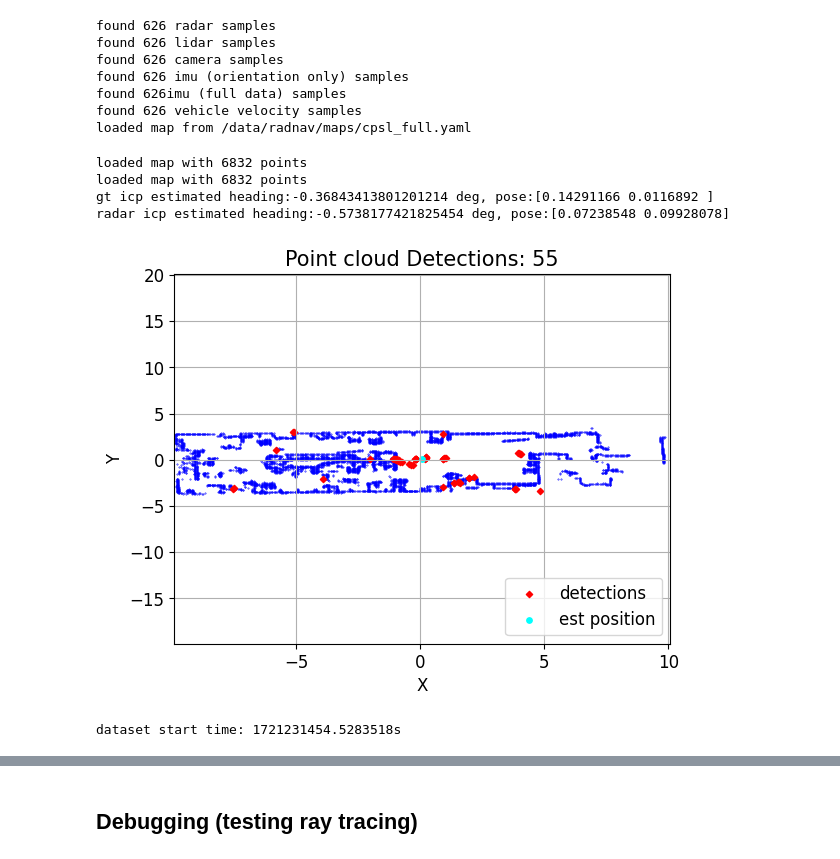
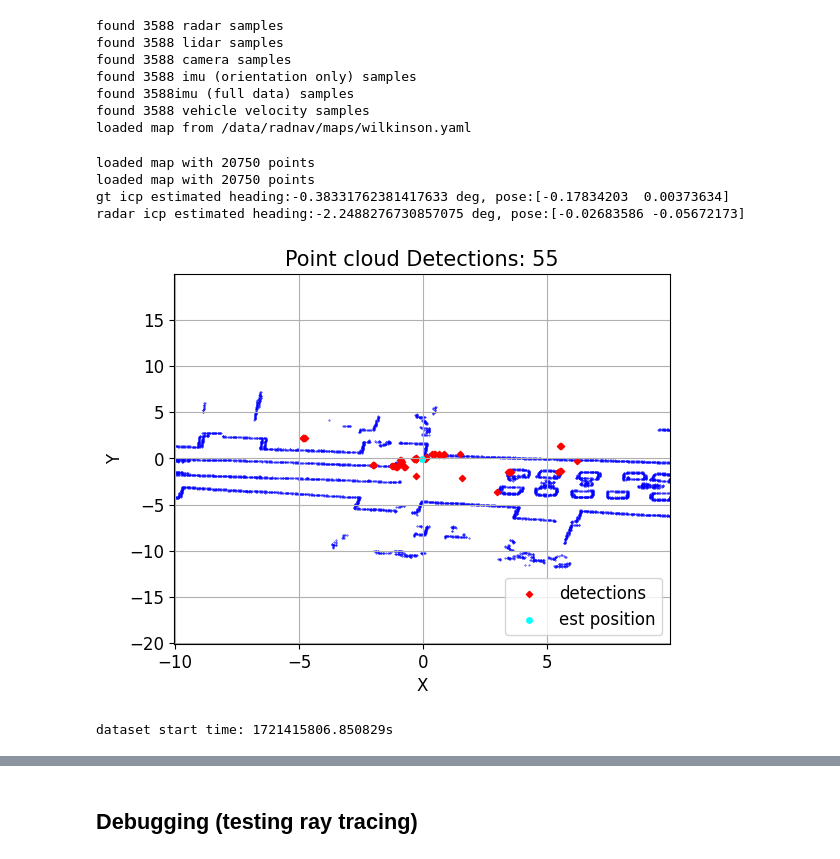
Before and after one commit to davidmhunt/odometry, a Jupyter notebook: notebooks/eval_combined_pc_kalman_vel_filter_stacked.ipynb, the cells around one changed output, grey strips where cells are left out. Drawn from its saved outputs; the diff is of its cells as text; code cells hidden in the pictures.

```diff
--- a/notebooks/eval_combined_pc_kalman_vel_filter_stacked.ipynb
+++ b/notebooks/eval_combined_pc_kalman_vel_filter_stacked.ipynb
@@ -23,7 +23,7 @@ MAP_DIRECTORY=os.getenv("MAP_DIRECTORY")
 
 #setup the datasets
 dataset = radnavDS(
-    dataset_path=DATASET_PATH + "CPSL_Vel_2",
+    dataset_path=DATASET_PATH + "/WILK/WILK_vel_cfg_2",
     radar_folder="radar_combined",
     lidar_folder="lidar",
     camera_folder="camera",
@@ -34,16 +34,16 @@ dataset = radnavDS(
 
 map_handler = MapHandler(
     maps_folder=MAP_DIRECTORY,
-    map_file="cpsl_full.yaml"
+    map_file="wilkinson.yaml"
 )
 # %% [output]
-found 626 radar samples
-found 626 lidar samples
-found 626 camera samples
-found 626 imu (orientation only) samples
-found 626imu (full data) samples
-found 626 vehicle velocity samples
-loaded map from /data/radnav/maps/cpsl_full.yaml
+found 3588 radar samples
+found 3588 lidar samples
+found 3588 camera samples
+found 3588 imu (orientation only) samples
+found 3588imu (full data) samples
+found 3588 vehicle velocity samples
+loaded map from /data/radnav/maps/wilkinson.yaml
 # %%
 #initialize the localizers
 radar_odometry = icp2DLocalization(
@@ -66,35 +66,35 @@ lidar_odometry = icp2DLocalization(
     self_detection_radius_m=0.25
 )
 # %%
-filter_threshold = 0.3
+filter_threshold = 0.30
 
 #initialize the test bench
 test_bench = combinedPCVelFilteringStackedTB(
     localizer=radar_odometry,
     gt_localizer=lidar_odometry,
     map_handler=map_handler,
     dataset=dataset,
     vel_filter_v_thresh = filter_threshold,
     vel_filter_enabled = True,
     min_static_rejection_radius = 0.5, #was 0.5
     dynamic_cluster_eps = 1.0, #was 3
-    dynamic_cluster_min_samples = 30 #was 50
+    dynamic_cluster_min_samples = 30 #was 30
 )
 
 start_heading = np.deg2rad(0)
 start_pose = np.array([0.03,0.11])
 
 new_heading_rad,new_pose_m = test_bench.init_localization(
     est_start_heading_rad=start_heading,
     est_start_pose_m=start_pose,
     show=True
 )
 # %% [output]
-loaded map with 6832 points
-loaded map with 6832 points
-gt icp estimated heading:-0.36843413801201214 deg, pose:[0.14291166 0.0116892 ]
-radar icp estimated heading:-0.5738177421825454 deg, pose:[0.07238548 0.09928078]
+loaded map with 20750 points
+loaded map with 20750 points
+gt icp estimated heading:-0.38331762381417633 deg, pose:[-0.17834203  0.00373634]
+radar icp estimated heading:-2.2488276730857075 deg, pose:[-0.02683586 -0.05672173]
-[figure, old version]
+[figure, new version]
 # %%
 #initialize the kalman filter
 start_time_s = test_bench.get_dataset_start_time(idx=0)
@@ -106,7 +106,7 @@ test_bench.init_filter(
     start_time_s=start_time_s
 )
 # %% [output]
-dataset start time: 1721231454.5283518s
+dataset start time: 1721415806.850829s
 # %%
 #loading directory from .env file
 MOVIE_TEMP_DIRECTORY = os.getenv("MOVIE_TEMP_DIRECTORY")
```
Also changed, not shown: parts of 14 cells of this notebook.
